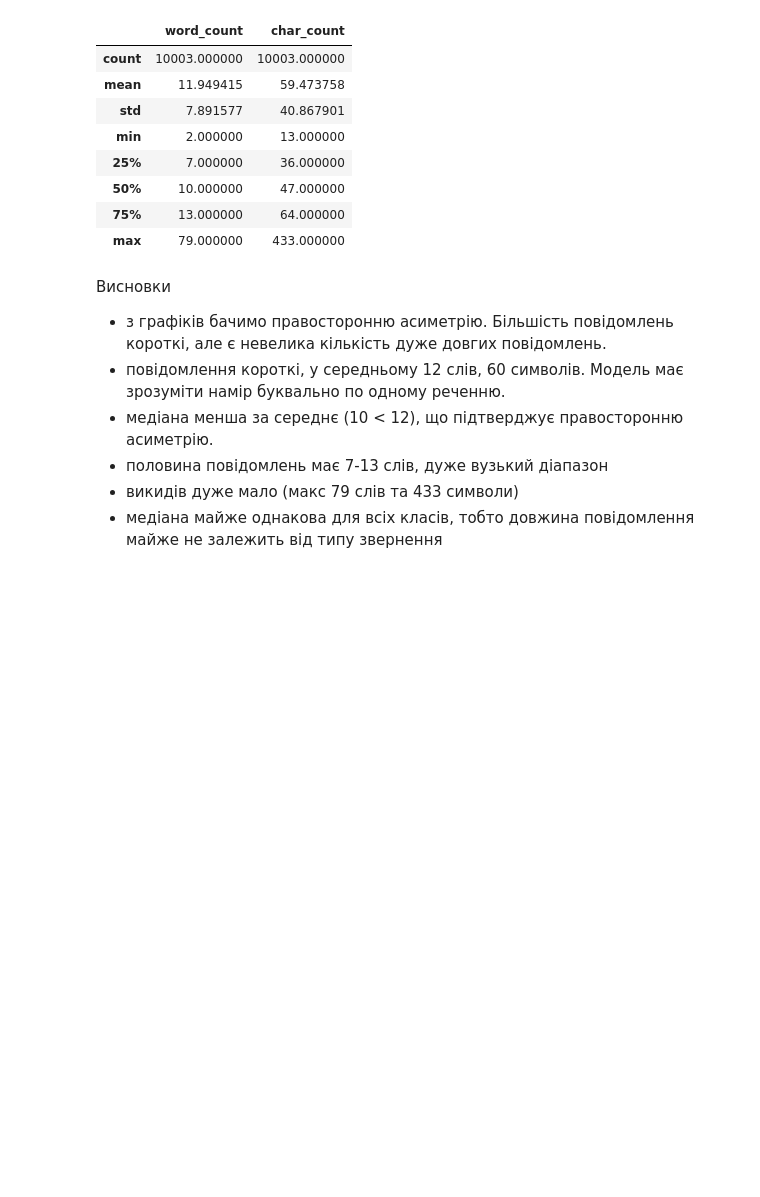
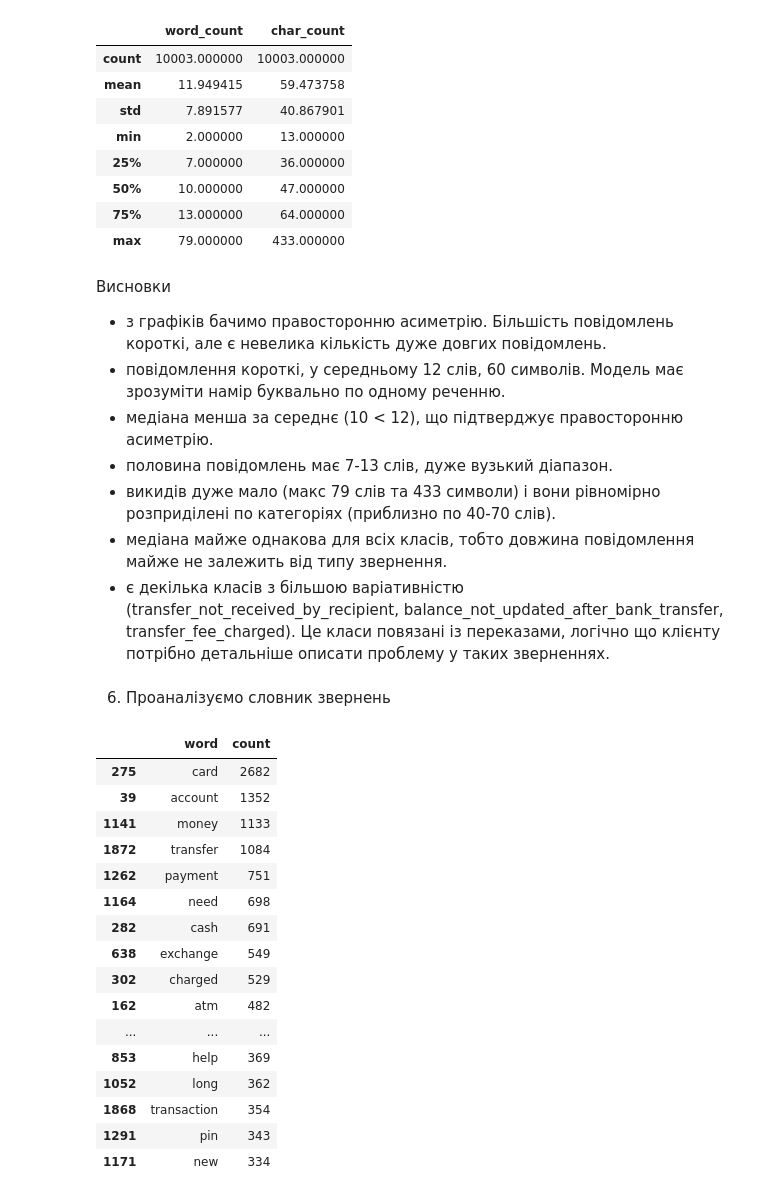
Before and after one commit to Oleg-FFF/banking-intent-classification, a Jupyter notebook: notebooks/01_EDA.ipynb, the cells around one changed output. Saved outputs shown, nothing was run; the diff lists cells and outputs as text; code cells hidden in the pictures; blank space fills up the shorter version.

```diff
--- a/notebooks/01_EDA.ipynb
+++ b/notebooks/01_EDA.ipynb
@@ -191,6 +191,51 @@ df[
 - з графіків бачимо правосторонню асиметрію. Більшість повідомлень короткі, але є невелика кількість дуже довгих повідомлень.
 - повідомлення короткі, у середньому 12 слів, 60 символів. Модель має зрозуміти намір буквально по одному реченню.
 - медіана менша за середнє (10 < 12), що підтверджує правосторонню асиметрію.
-- половина повідомлень має 7-13 слів, дуже вузький діапазон
-- викидів дуже мало (макс 79 слів та 433 символи)
-- медіана майже однакова для всіх класів, тобто довжина повідомлення майже не залежить від типу звернення
+- половина повідомлень має 7-13 слів, дуже вузький діапазон.
+- викидів дуже мало (макс 79 слів та 433 символи) і вони рівномірно розприділені по категоріях (приблизно по 40-70 слів).
+- медіана майже однакова для всіх класів, тобто довжина повідомлення майже не залежить від типу звернення.
+- є декілька класів з більшою варіативністю (transfer_not_received_by_recipient, balance_not_updated_after_bank_transfer, transfer_fee_charged). Це класи повязані із переказами, логічно що клієнту потрібно детальніше описати проблему у таких зверненнях.
+# %% [markdown]
+6. Проаналізуємо словник звернень
+# %%
+from sklearn.feature_extraction.text import CountVectorizer
+
+def frequency_distribution(vectorizer: CountVectorizer, df: pd.DataFrame):
+    X = vectorizer.fit_transform(df)
+    word_counts = X.sum(axis=0).A1
+    words = vectorizer.get_feature_names_out()
+
+    freq = (
+        pd.DataFrame({
+            'word': words,
+            'count': word_counts
+        })
+        .sort_values('count', ascending=False)
+    )
+
+    return freq
+# %%
+vectorizer = CountVectorizer(stop_words='english')
+
+df_train = df['text']
+freq = frequency_distribution(vectorizer, df_train)
+
+freq.head(20)
+# %% [output]
+|  | word | count |
+| 275 | card | 2682 |
+| 39 | account | 1352 |
+| 1141 | money | 1133 |
+| 1872 | transfer | 1084 |
+| 1262 | payment | 751 |
+| 1164 | need | 698 |
+| 282 | cash | 691 |
+| 638 | exchange | 549 |
+| 302 | charged | 529 |
+| 162 | atm | 482 |
+| ... | ... | ... |
+| 853 | help | 369 |
+| 1052 | long | 362 |
+| 1868 | transaction | 354 |
+| 1291 | pin | 343 |
+| 1171 | new | 334 |
```
Also changed, not shown: parts of 5 cells of this notebook.
